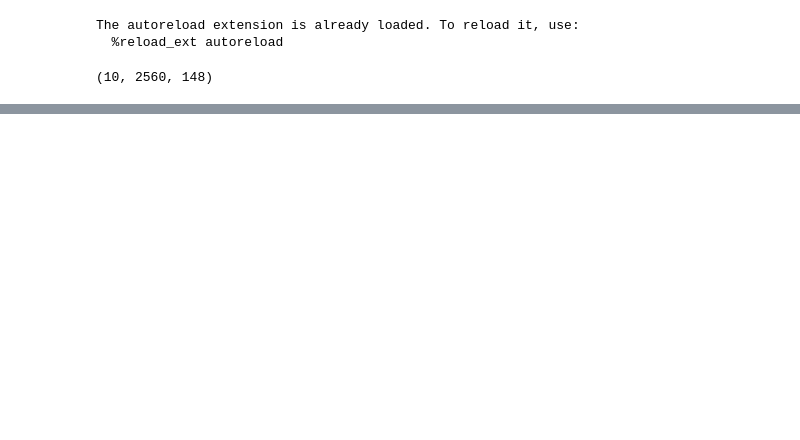
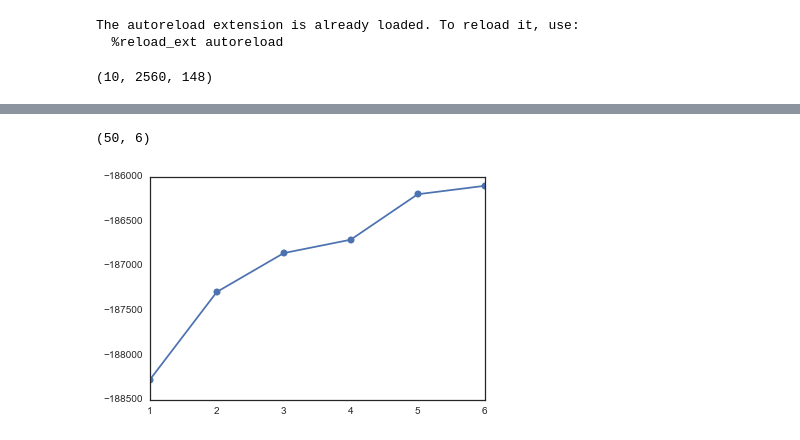
Before and after one commit to catniplab/vlgp, a Jupyter notebook: Graf.ipynb, the cells around one changed output, grey strips where cells are left out. Saved outputs shown, nothing was run; the diff lists cells and outputs as text; code cells hidden in the pictures; blank space fills up the shorter version.

```diff
--- a/Graf.ipynb
+++ b/Graf.ipynb
@@ -93,4 +83,0 @@ graph.dynplot(vLGP['mu'], ncol=3)
-# %%
-sigma = np.full(6, fill_value=1.0)
-omega = np.full(6, fill_value=1e-5)
-vLGPfit = seq.seqfit(Graf['y'], ['spike'] * Graf['y'].shape[-1], sigma,late x omega, lag=10, rank=100, niter=100, tol=1e-5, verbose=True, hyper=True)
@@ -102,0 +84,8 @@ SyntaxError: invalid syntax (<ipython-input-45-5efc4f4da288>, line 1)
+# %%
+vLGPfit['LL'].shape
+# %% [output]
+(50, 6)
+# %%
+plt.plot(np.arange(6) + 1, vLGPfit['LL'][np.sum(~np.isnan(vLGPfit['LL']), axis=0)-1, range(6)], marker='o');
+# %% [output]
+[figure, added]
```
Also changed, not shown: parts of 9 cells of this notebook.
